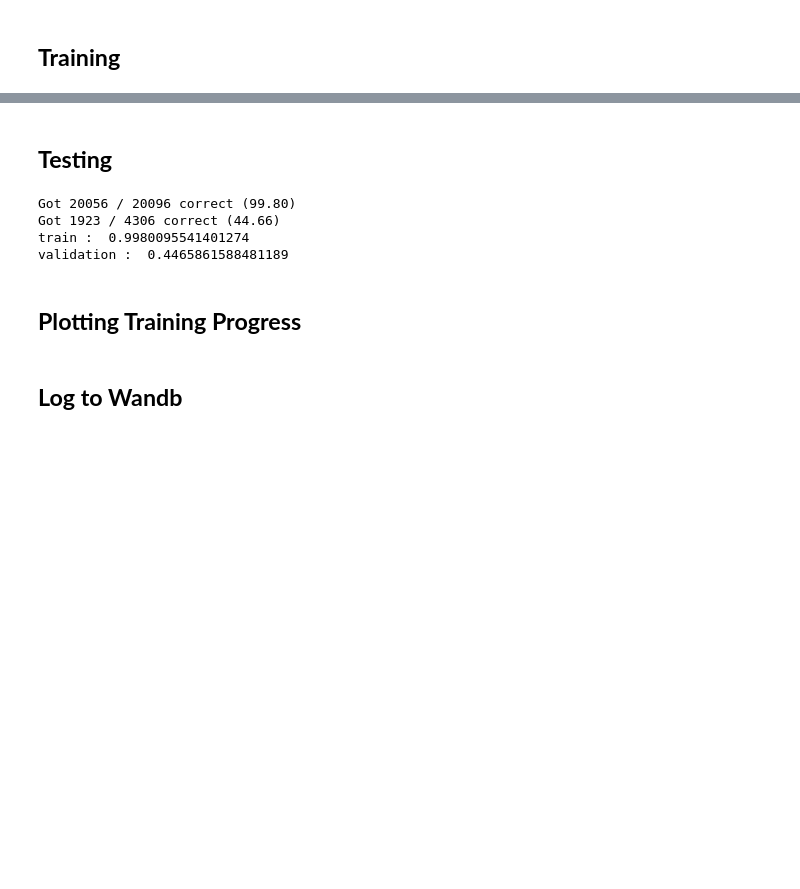
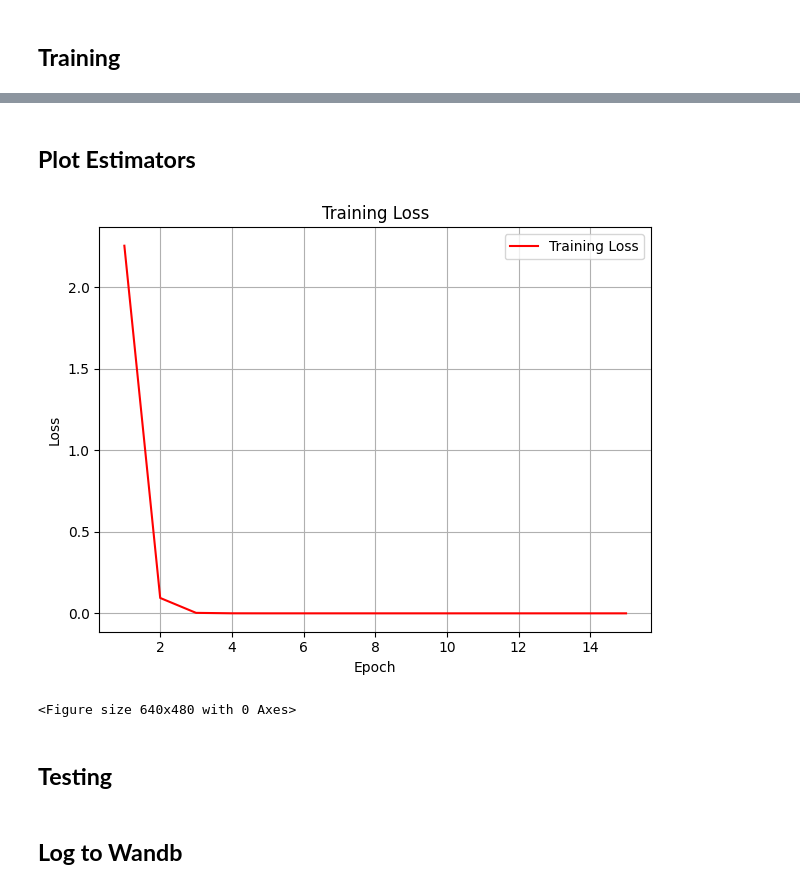
Before and after one commit to azhgh22/ML04_Facial_Expression_Recognition_Challenge, a Jupyter notebook: model.ipynb, the cells around one changed output, grey strips where cells are left out. Cells and saved outputs as stored; diff of their text form; code cells hidden in the pictures; blank space fills up the shorter version.

```diff
--- a/model.ipynb
+++ b/model.ipynb
@@ -285,17 +309,42 @@ Got 20064 / 20096 correct (99.84)
+# %% [markdown]
+## **Plot Estimators**
+# %%
+epochs_range = range(1, 15 + 1) # x-axis for epochs, starting from 1
+# plt.figure(figsize=(12, 5)) # Create a figure with a good size
+
+# # Plot Training & Validation Accuracy
+# plt.subplot(1, 2, 1) # 1 row, 2 columns, 1st plot
+# plt.plot(epochs_range, train_epoch_evol_acc, label='Training Accuracy', color='blue')
+# plt.plot(epochs_range, val_epoch_evol_acc, label='Validation Accuracy', color='orange')
+# plt.title('Training and Validation Accuracy')
+# plt.xlabel('Epoch')
+# plt.ylabel('Accuracy')
+# plt.legend()
+# plt.grid(True)
+# plt.ylim(0, 1) # Accuracy typically ranges from 0 to 1
+
+# plt.savefig("val_train_accuracy.png")
+
+# plot train loss
+plt.figure(figsize=(12, 5)) # Create a figure with a good size
+
+# Plot Training & Validation Accuracy
+plt.subplot(1, 2, 2) # 1 row, 2 columns, 2nd plot
+plt.plot(epochs_range, train_epoch_evol_loss, label='Training Loss', color='red')
+plt.title('Training Loss')
+plt.xlabel('Epoch')
+plt.ylabel('Loss')
+plt.legend()
+plt.grid(True)
+
+plt.tight_layout() # Adjust subplot parameters for a tight layout
+plt.show() # Display the plot
+plt.savefig("train_loss.png")
+# %% [output]
+[figure, added]
+<Figure size 640x480 with 0 Axes>
 # %% [markdown]
 ## **Testing**
-# %%
-train_accuracy = check_accuracy_part34(train_loader,model)
-val_accuracy = check_accuracy_part34(val_loader,model)
-print("train : ",train_accuracy)
-print("validation : ",val_accuracy)
-# %% [output]
-Got 20056 / 20096 correct (99.80)
-Got 1923 / 4306 correct (44.66)
-train :  0.9980095541401274
-validation :  0.4465861588481189
-# %% [markdown]
-## **Plotting Training Progress**
 # %% [markdown]
 ## **Log to Wandb**
 # %%
```
Also changed, not shown: parts of 10 cells of this notebook.
